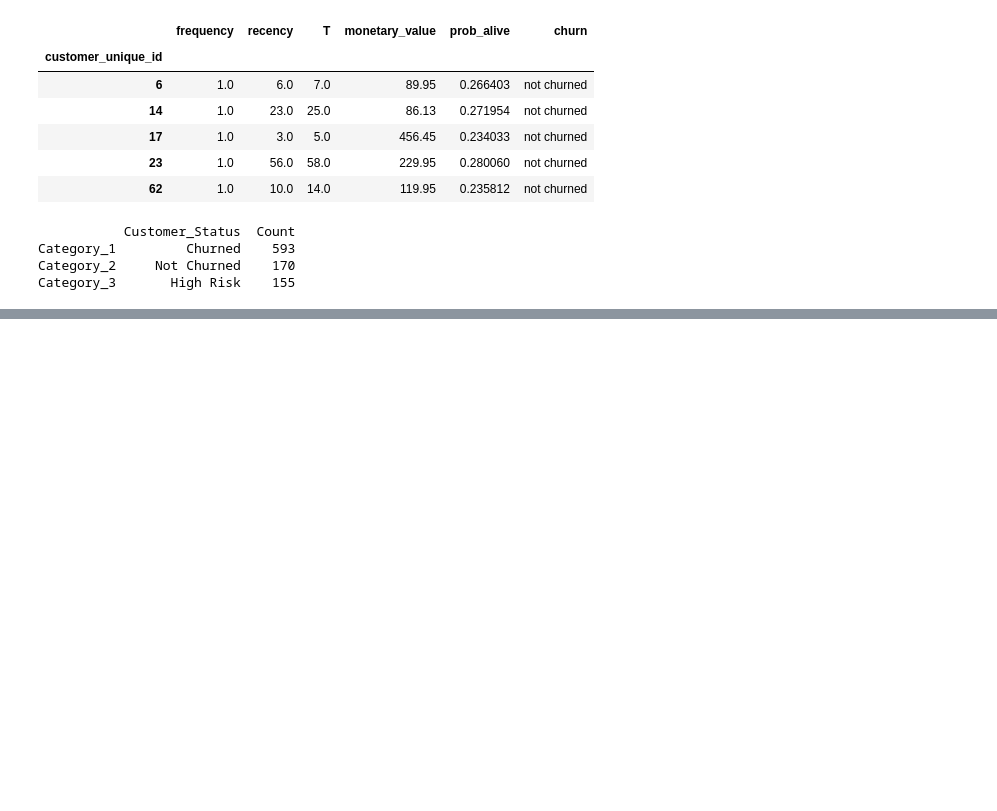
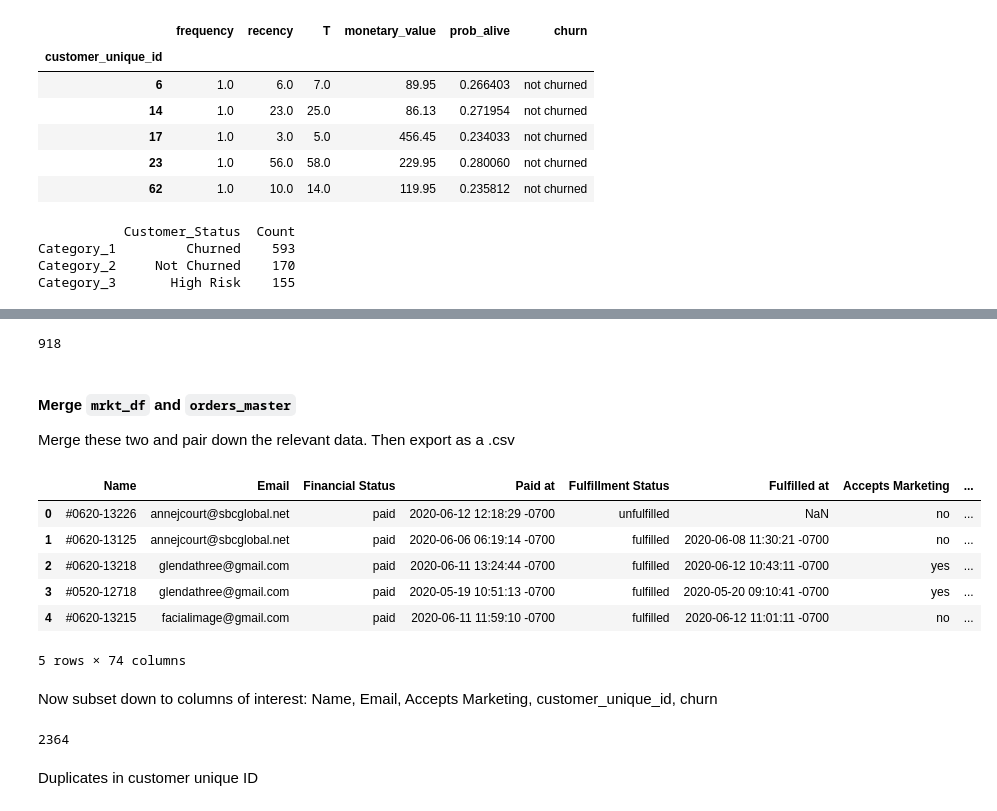
Before and after one commit to dc-larson/Insight_Data_Project, a Jupyter notebook: Online_transac2.ipynb, the cells around one changed output, grey strips where cells are left out. Cells and saved outputs as stored; diff of their text form; code cells hidden in the pictures; blank space fills up the shorter version.

Commit message:
Validating analysis prior to dup drop

```diff
--- a/Online_transac2.ipynb
+++ b/Online_transac2.ipynb
@@ -103,3 +103,5 @@ orders.groupby('customer_unique_id').size().value_counts()
 10       1
 80       1
 dtype: int64
+# %%
+orders_master = orders
@@ -456,4 +457,4 @@ Category_1         Churned    593
 Category_2     Not Churned    170
 Category_3       High Risk    155
 # %%
-df = chrncntdf
+df.head()
@@ -479,0 +469,2 @@ This line is a test
+# %%
+mrkt_df = df.drop(columns=['frequency','recency','T','monetary_value','prob_alive'])
@@ -479,0 +507,28 @@ This line is a test
+# %%
+len(mrkt_df)
+# %% [output]
+918
+# %% [markdown]
+#### Merge `mrkt_df` and `orders_master`
+
+Merge these two and pair down the relevant data. Then export as a .csv
+# %%
+market_emailist = pd.merge(orders_master, mrkt_df, on='customer_unique_id')
+# %%
+market_emailist.head()
+# %% [output]
+|  | Name | Email | Financial Status | Paid at | Fulfillment Status | Fulfilled at | Accepts Marketing | ... |
+| 0 | #0620-13226 | annejcourt@sbcglobal.net | paid | 2020-06-12 12:18:29 -0700 | unfulfilled | NaN | no | ... |
+| 1 | #0620-13125 | annejcourt@sbcglobal.net | paid | 2020-06-06 06:19:14 -0700 | fulfilled | 2020-06-08 11:30:21 -0700 | no | ... |
+| 2 | #0620-13218 | glendathree@gmail.com | paid | 2020-06-11 13:24:44 -0700 | fulfilled | 2020-06-12 10:43:11 -0700 | yes | ... |
+| 3 | #0520-12718 | glendathree@gmail.com | paid | 2020-05-19 10:51:13 -0700 | fulfilled | 2020-05-20 09:10:41 -0700 | yes | ... |
+| 4 | #0620-13215 | facialimage@gmail.com | paid | 2020-06-11 11:59:10 -0700 | fulfilled | 2020-06-12 11:01:11 -0700 | no | ... |
+5 rows × 74 columns
+# %% [markdown]
+Now subset down to columns of interest: Name, Email, Accepts Marketing, customer_unique_id, churn
+# %%
+len(market_emailist)
+# %% [output]
+2364
+# %% [markdown]
+Duplicates in customer unique ID
```
Also changed, not shown: parts of 23 cells of this notebook.
